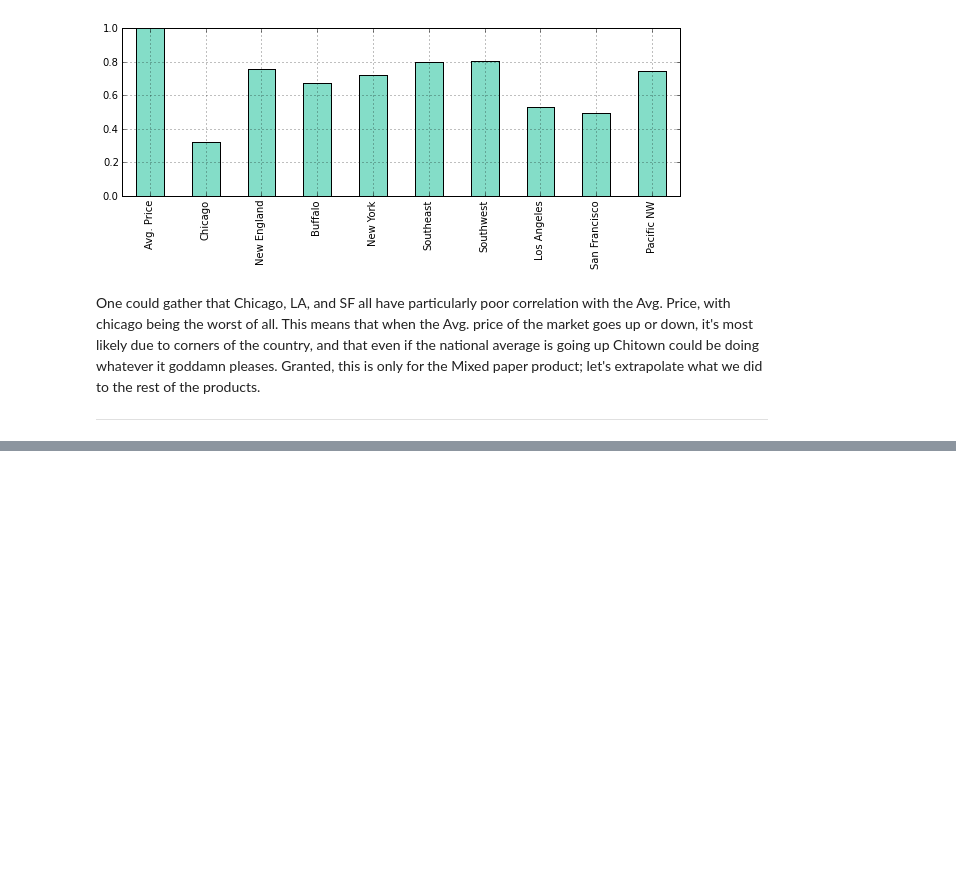
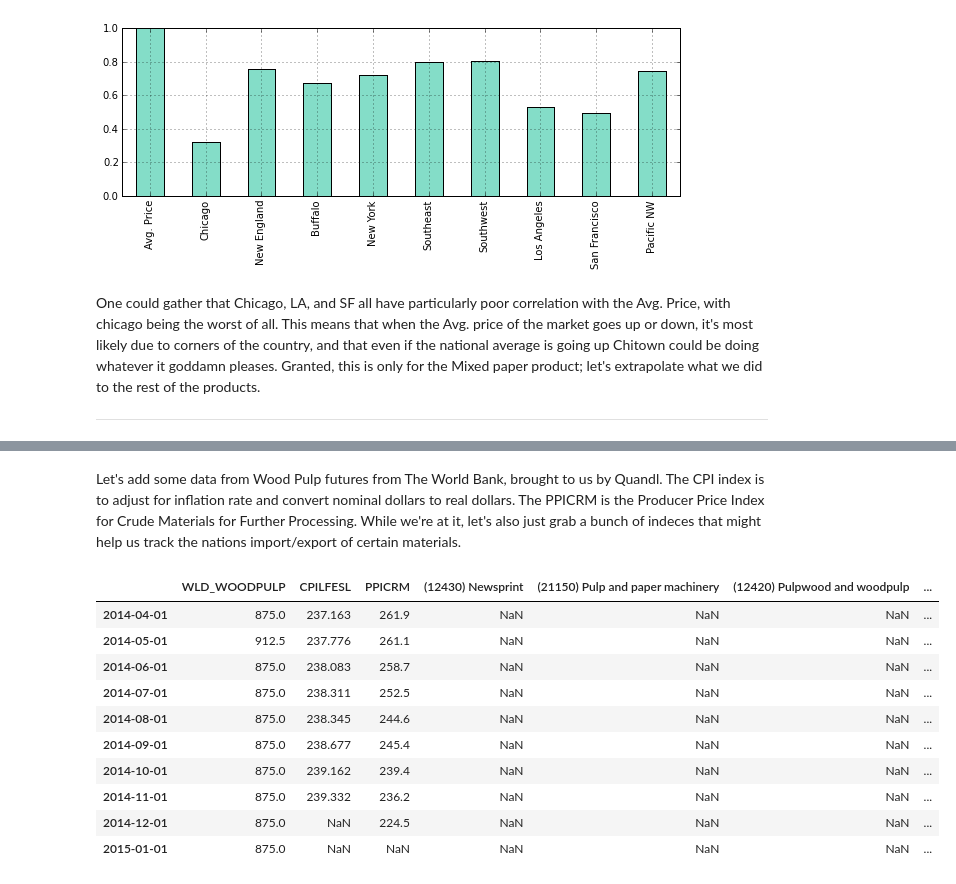
Before and after one commit to baronvonbadguy/cycle, a Jupyter notebook: Analysis.ipynb, the cells around one changed output, grey strips where cells are left out. Drawn from its saved outputs; the diff is of its cells as text; code cells hidden in the pictures; blank space fills up the shorter version.

Commit message:
updated analysis, data is all in, time for the fun stuff

```diff
--- a/Analysis.ipynb
+++ b/Analysis.ipynb
@@ -252,0 +261,51 @@ pd.concat([actuals[('News (6)','New York')], dfc[('News (6)','Chicago','hi')]],
+# %% [markdown]
+Let's add some data from Wood Pulp futures from The World Bank, brought to us by Quandl.  The CPI index is to adjust for inflation rate and convert nominal dollars to real dollars.  The PPICRM is the Producer Price Index for Crude Materials for Further Processing.  While we're at it, let's also just grab a bunch of indeces that might help us track the nations import/export of certain materials.
+# %%
+def get_quandl(dbs):
+    headers = {'X-API-Token': 'nDpdzhVa3EcWL3RjEcE4'}
+    dfs = list()
+    for qid, cols in dbs:
+        endpoint = 'https://www.quandl.com/api/v2/datasets/'
+        url = endpoint + qid + '/data'
+        r = rq.get(url, headers=headers)
+        if r.status_code == 200:
+            rjson = r.json()
+            df = pd.DataFrame(rjson['data'], columns=rjson['column_names'])
+            df.set_index('Date', drop=True, inplace=True)
+            df.set_index(pd.to_datetime(pd.Series(df.index)))
+            if len(df.columns) == 1:
+                df.columns = [qid.split('/')[-1]]
+            if cols:
+                match = list(set(rjson['column_names']) & set(cols))
+                dfs.append(df[match])
+            else:
+                dfs.append(df)
+    comp = pd.concat(dfs, axis=1)
+    comp.index = pd.DatetimeIndex(comp.index)
+    comp = comp.resample('MS', how='max')
+    return comp
+
+dbs = [('WORLDBANK/WLD_WOODPULP',[]),
+       ('FRED/CPILFESL',[]),
+       ('FRED/PPICRM',[]),
+       ('USCENSUS/PROD_E_5700', ['(12420) Pulpwood and woodpulp',
+                                 '(12430) Newsprint',
+                                 '(21150) Pulp and paper machinery']),
+       ('BLS/EIUIP48',[]), ('BLS/EIUIPX',[]),
+       ('BLS/EIUIDX',[]), ('BLS/EIUID48',[]),
+       ('BLS/EIUID47',[])]
+
+dfq = get_quandl(dbs)
+dfq[-10:]
+# %% [output]
+|  | WLD_WOODPULP | CPILFESL | PPICRM | (12430) Newsprint | (21150) Pulp and paper machinery | (12420) Pulpwood and woodpulp | ... |
+| 2014-04-01 | 875.0 | 237.163 | 261.9 | NaN | NaN | NaN | ... |
+| 2014-05-01 | 912.5 | 237.776 | 261.1 | NaN | NaN | NaN | ... |
+| 2014-06-01 | 875.0 | 238.083 | 258.7 | NaN | NaN | NaN | ... |
+| 2014-07-01 | 875.0 | 238.311 | 252.5 | NaN | NaN | NaN | ... |
+| 2014-08-01 | 875.0 | 238.345 | 244.6 | NaN | NaN | NaN | ... |
+| 2014-09-01 | 875.0 | 238.677 | 245.4 | NaN | NaN | NaN | ... |
+| 2014-10-01 | 875.0 | 239.162 | 239.4 | NaN | NaN | NaN | ... |
+| 2014-11-01 | 875.0 | 239.332 | 236.2 | NaN | NaN | NaN | ... |
+| 2014-12-01 | 875.0 | NaN | 224.5 | NaN | NaN | NaN | ... |
+| 2015-01-01 | 875.0 | NaN | NaN | NaN | NaN | NaN | ... |
```
Also changed, not shown: parts of 26 cells of this notebook.
